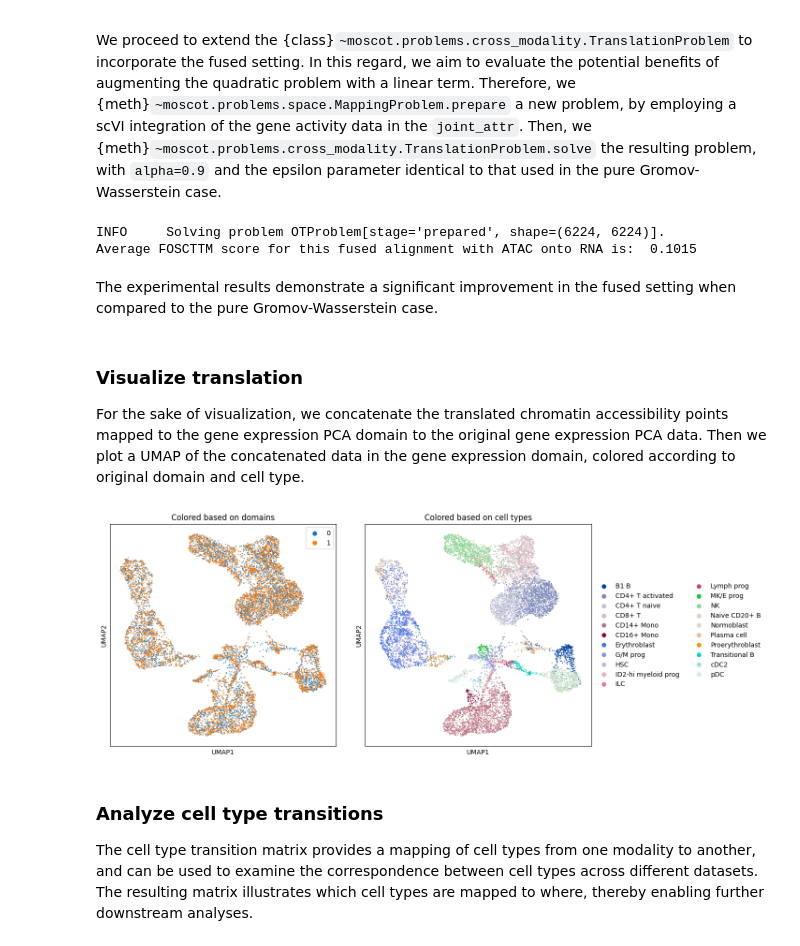
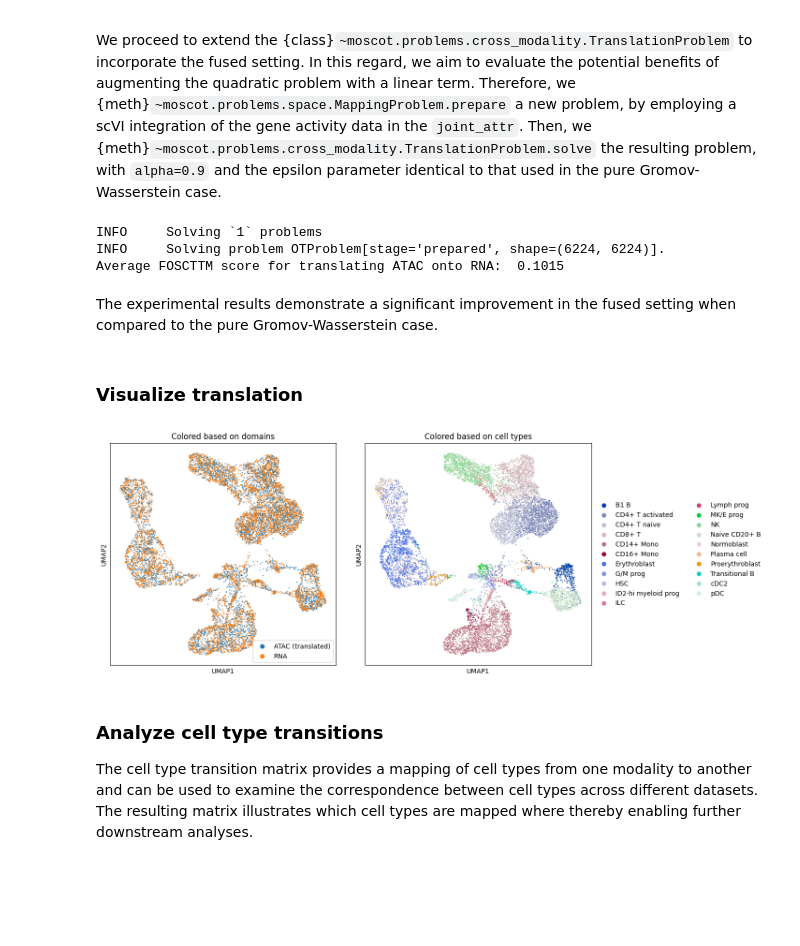
Before and after one commit to theislab/moscot_notebooks, a Jupyter notebook: tutorials/600_tutorial_translation.ipynb, the cells around one changed output. Saved outputs shown, nothing was run; the diff lists cells and outputs as text; code cells hidden in the pictures; blank space fills up the shorter version.

Commit message:
Update TranslationProblem tutorial

```diff
--- a/tutorials/600_tutorial_translation.ipynb
+++ b/tutorials/600_tutorial_translation.ipynb
@@ -80,7 +83,7 @@ After initialization, we need to {meth}`~moscot.problems.cross_modality.Translat
 # %%
 tp = tp.prepare(
-    src_attr={"attr": "obsm", "key": "ATAC_lsi_norm"},
-    tgt_attr={"attr": "obsm", "key": "GEX_X_pca"}
+    src_attr="ATAC_lsi_l2_norm",
+    tgt_attr="GEX_X_pca"
 )
 # %% [markdown]
 ### Solve the {class}`~moscot.problems.cross_modality.TranslationProblem`
@@ -113,0 +121,15 @@ Average FOSCTTM score for this alignment with ATAC onto RNA is:  0.3676
+# %%
+adata = sc.concat([adata_atac, adata_rna], join = 'outer', label='batch', keys=["ATAC (translated)", "RNA"])
+adata.obsm['X_translated_1'] = np.concatenate((translated, adata_rna.obsm['GEX_X_pca']), axis = 0)
+sc.pp.neighbors(adata, use_rep = 'X_translated_1')
+sc.tl.umap(adata)
+
+fig, (ax1, ax2) = plt.subplots(1, 2, figsize=(15, 6))
+sc.pl.umap(adata, color = ['batch'], ax=ax1, show = False)
+ax1.legend()
+ax1.set_title("Colored based on domains")
+sc.pl.umap(adata, color = ['cell_type'], ax=ax2, show = False)
+#ax2.legend()
+ax2.set_title("Colored based on cell types")
+plt.tight_layout(pad=3.0)
+plt.show()
@@ -117,42 +141,40 @@ We proceed to extend the {class}`~moscot.problems.cross_modality.TranslationProb
 # %%
 ftp = TranslationProblem(adata_src=adata_atac, adata_tgt=adata_rna)
 ftp = ftp.prepare(
-    src_attr={"attr": "obsm", "key": "ATAC_lsi_norm"},
-    tgt_attr={"attr": "obsm", "key": "GEX_X_pca"},
+    src_attr="ATAC_lsi_l2_norm",
+    tgt_attr="GEX_X_pca",
     joint_attr = 'geneactivity_scvi'
 )
 ftp = ftp.solve(epsilon=1e-3, alpha=0.9)
 translated_fused = ftp.translate(source='src', target='tgt', forward=True)
-print("Average FOSCTTM score for this fused alignment with ATAC onto RNA is: ", foscttm(adata_rna.obsm['GEX_X_pca'], translated_fused))
+print("Average FOSCTTM score for translating ATAC onto RNA: ", foscttm(adata_rna.obsm['GEX_X_pca'], translated_fused))
 # %% [output]
+INFO     Solving `1` problems
 INFO     Solving problem OTProblem[stage='prepared', shape=(6224, 6224)].
-Average FOSCTTM score for this fused alignment with ATAC onto RNA is:  0.1015
+Average FOSCTTM score for translating ATAC onto RNA:  0.1015
 # %% [markdown]
 The experimental results demonstrate a significant improvement in the fused setting when compared to the pure Gromov-Wasserstein case.
-# %% [markdown]
-### Visualize translation
-For the sake of visualization, we concatenate the translated chromatin accessibility points mapped to the gene expression PCA domain to the original gene expression PCA data. Then we plot a UMAP of the concatenated data in the gene expression domain, colored according to original domain and cell type.
-# %%
-adata = sc.concat([adata_atac, adata_rna], join = 'outer', label='batch')
-adata.obsm['X_translated'] = np.concatenate((translated_fused, adata_rna.obsm['GEX_X_pca']), axis = 0)
+# %% [markdown]
+### Visualize translation
 # %%
-sc.pp.neighbors(adata, use_rep = 'X_translated')
+adata.obsm['X_translated_2'] = np.concatenate((translated_fused, adata_rna.obsm['GEX_X_pca']), axis = 0)
+sc.pp.neighbors(adata, use_rep = 'X_translated_2')
 sc.tl.umap(adata)
 
 fig, (ax1, ax2) = plt.subplots(1, 2, figsize=(15, 6))
 sc.pl.umap(adata, color = ['batch'], ax=ax1, show = False)
 ax1.legend()
 ax1.set_title("Colored based on domains")
 sc.pl.umap(adata, color = ['cell_type'], ax=ax2, show = False)
 #ax2.legend()
 ax2.set_title("Colored based on cell types")
 plt.tight_layout(pad=3.0)
 plt.show()
 # %% [output]
-[figure, old version]
+[figure, new version]
 # %% [markdown]
 ### Analyze cell type transitions
-The cell type transition matrix provides a mapping of cell types from one modality to another, and can be used to examine the correspondence between cell types across different datasets. The resulting matrix illustrates which cell types are mapped to where, thereby enabling further downstream analyses.
+The cell type transition matrix provides a mapping of cell types from one modality to another and can be used to examine the correspondence between cell types across different datasets. The resulting matrix illustrates which cell types are mapped where thereby enabling further downstream analyses.
 # %%
 cell_transition = ftp.cell_transition(
     source='src',
```
Also changed, not shown: parts of 16 cells of this notebook.
